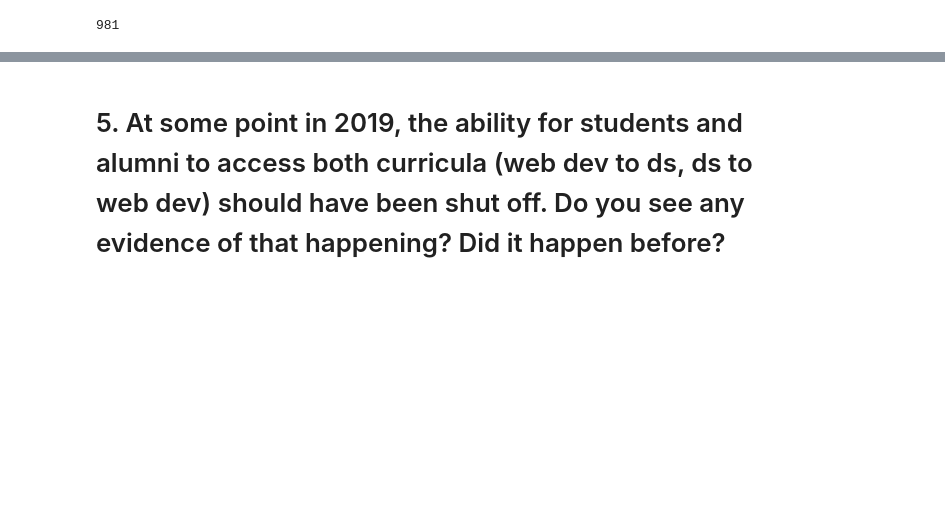
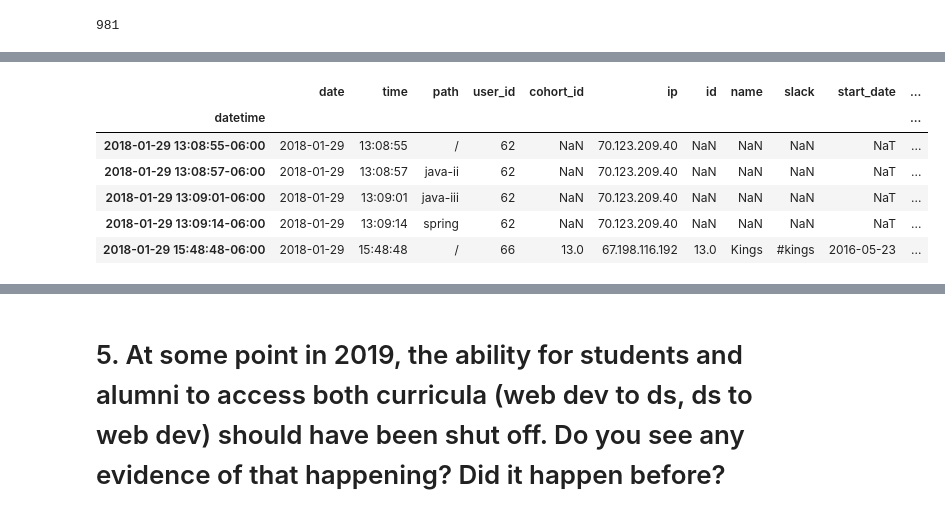
Before and after one commit to Thoai-Adam/anomaly_detection_project, a Jupyter notebook: Adam_scratch2.ipynb, the cells around one changed output, grey strips where cells are left out. Saved outputs shown, nothing was run; the diff lists cells and outputs as text; code cells hidden in the pictures; blank space fills up the shorter version.

```diff
--- a/Adam_scratch2.ipynb
+++ b/Adam_scratch2.ipynb
@@ -324,0 +379,10 @@ df
+# %%
+low_activity_data.head()
+# %% [output]
+|  | date | time | path | user_id | cohort_id | ip | id | name | slack | start_date | ... |
+| datetime |  |  |  |  |  |  |  |  |  |  | ... |
+| 2018-01-29 13:08:55-06:00 | 2018-01-29 | 13:08:55 | / | 62 | NaN | 70.123.209.40 | NaN | NaN | NaN | NaT | ... |
+| 2018-01-29 13:08:57-06:00 | 2018-01-29 | 13:08:57 | java-ii | 62 | NaN | 70.123.209.40 | NaN | NaN | NaN | NaT | ... |
+| 2018-01-29 13:09:01-06:00 | 2018-01-29 | 13:09:01 | java-iii | 62 | NaN | 70.123.209.40 | NaN | NaN | NaN | NaT | ... |
+| 2018-01-29 13:09:14-06:00 | 2018-01-29 | 13:09:14 | spring | 62 | NaN | 70.123.209.40 | NaN | NaN | NaN | NaT | ... |
+| 2018-01-29 15:48:48-06:00 | 2018-01-29 | 15:48:48 | / | 66 | 13.0 | 67.198.116.192 | 13.0 | Kings | #kings | 2016-05-23 | ... |
```
Also changed, not shown: parts of 19 cells of this notebook.
